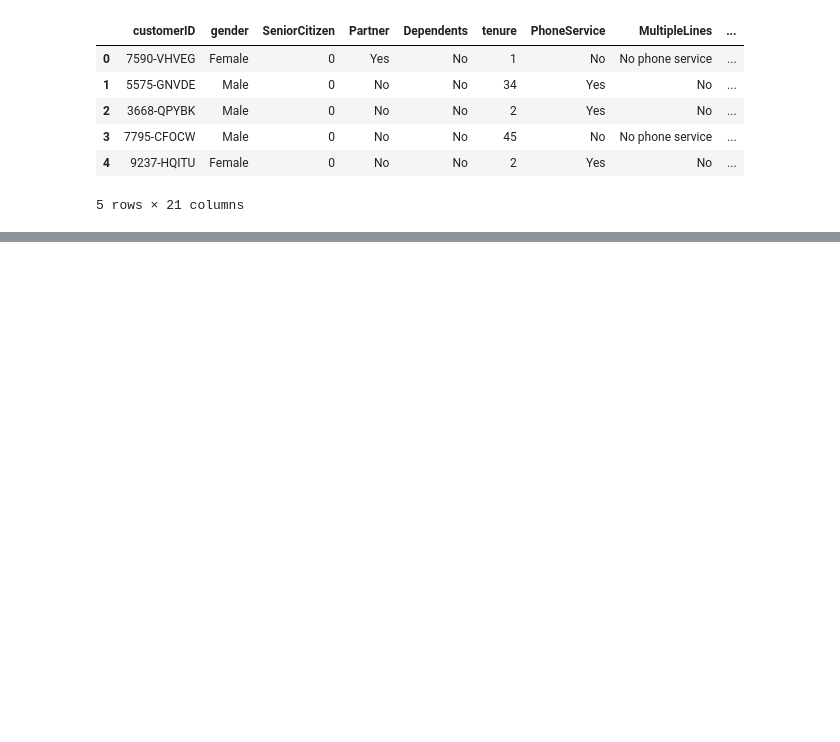
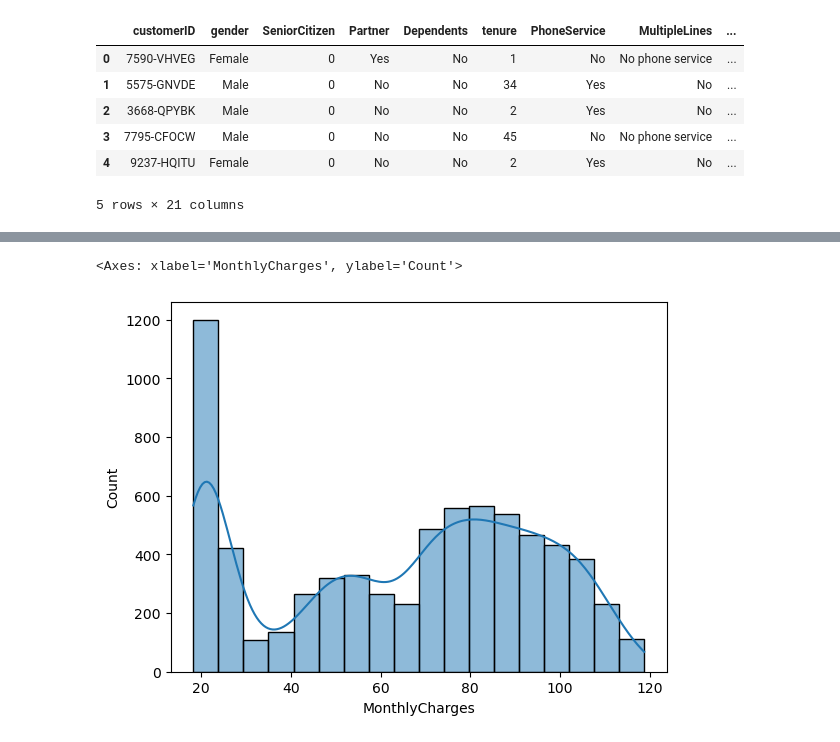
Before and after one commit to Sathvara-Amitkumar/Customer-Churn-Prediction, a Jupyter notebook: churn_prediction.ipynb, the cells around one changed output, grey strips where cells are left out. Cells and saved outputs as stored; diff of their text form; code cells hidden in the pictures; blank space fills up the shorter version.

```diff
--- a/churn_prediction.ipynb
+++ b/churn_prediction.ipynb
@@ -20,0 +164,5 @@ df.head()
+# %%
+sns.histplot(df['MonthlyCharges'], kde=True)
+# %% [output]
+<Axes: xlabel='MonthlyCharges', ylabel='Count'>
+[figure, added]
```
Also changed, not shown: parts of 15 cells of this notebook.
